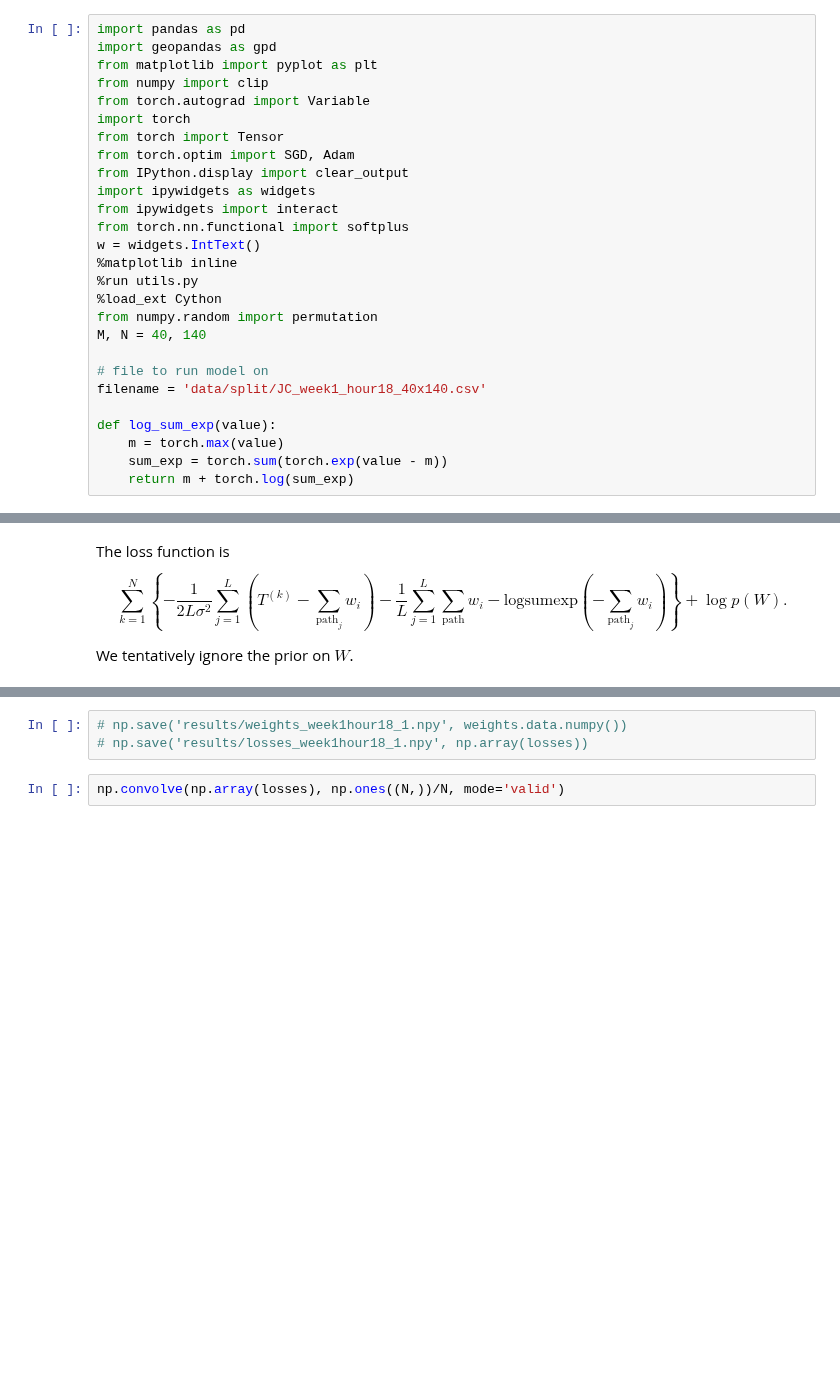
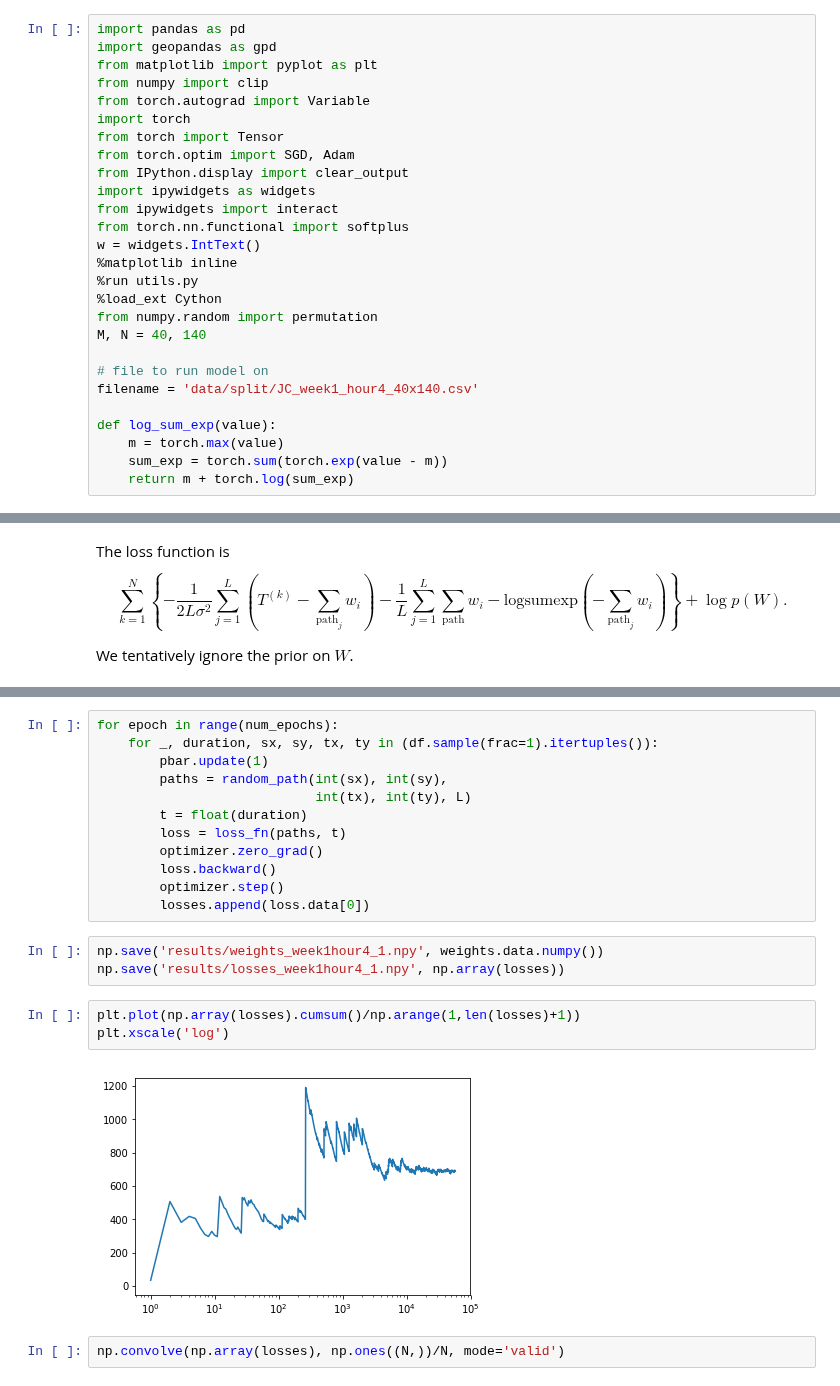
Before and after one commit to M20190649/cs281-final-taxi, a Jupyter notebook: 2017-11-27_JC_model.ipynb, the cells around one changed output, grey strips where cells are left out. Drawn from its saved outputs; the diff is of its cells as text; blank space fills up the shorter version.

```diff
--- a/2017-11-27_JC_model.ipynb
+++ b/2017-11-27_JC_model.ipynb
@@ -19,7 +19,7 @@ from numpy.random import permutation
 M, N = 40, 140
 
 # file to run model on
-filename = 'data/split/JC_week1_hour18_40x140.csv'
+filename = 'data/split/JC_week1_hour4_40x140.csv'
 
 def log_sum_exp(value):
     m = torch.max(value)
@@ -122,6 +110,23 @@ RuntimeError: Set changed size during iteration
+# %%
+for epoch in range(num_epochs):
+    for _, duration, sx, sy, tx, ty in (df.sample(frac=1).itertuples()):
+        pbar.update(1)
+        paths = random_path(int(sx), int(sy),
+                            int(tx), int(ty), L)
+        t = float(duration)
+        loss = loss_fn(paths, t)
+        optimizer.zero_grad()
+        loss.backward()
+        optimizer.step()
+        losses.append(loss.data[0])
 # %%
-# np.save('results/weights_week1hour18_1.npy', weights.data.numpy())
-# np.save('results/losses_week1hour18_1.npy', np.array(losses))
+np.save('results/weights_week1hour4_1.npy', weights.data.numpy())
+np.save('results/losses_week1hour4_1.npy', np.array(losses))
+# %%
+plt.plot(np.array(losses).cumsum()/np.arange(1,len(losses)+1))
+plt.xscale('log')
+# %% [output]
+[figure, added]
 # %%
 np.convolve(np.array(losses), np.ones((N,))/N, mode='valid')
 # %% [output]
```
Also changed, not shown: parts of 3 cells of this notebook, 4 other files.
